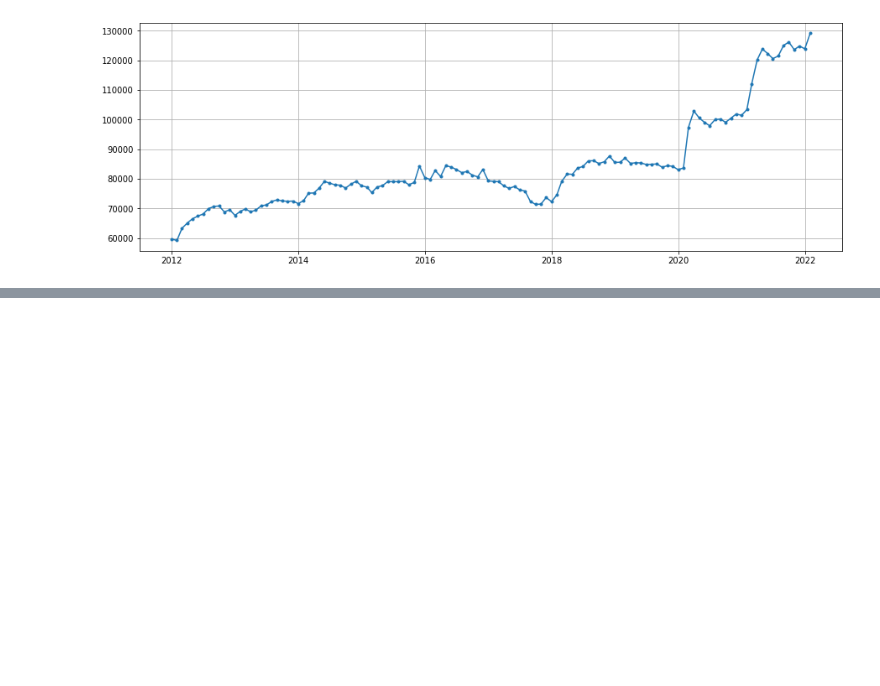
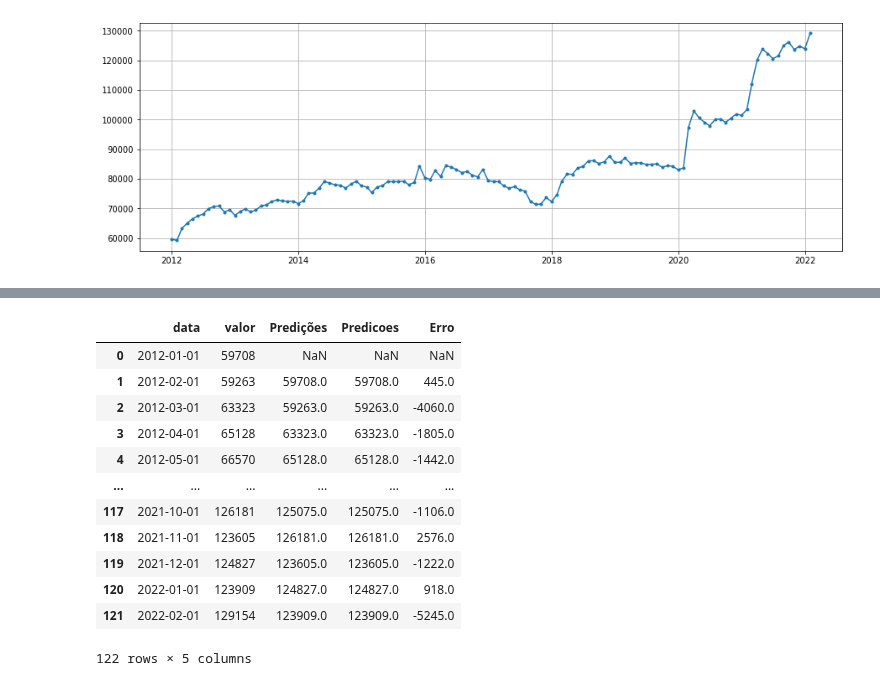
Before and after one commit to MBSant/Python, a Jupyter notebook: Modelo_Dummy.ipynb, the cells around one changed output, grey strips where cells are left out. Saved outputs shown, nothing was run; the diff lists cells and outputs as text; code cells hidden in the pictures; blank space fills up the shorter version.

```diff
--- a/Modelo_Dummy.ipynb
+++ b/Modelo_Dummy.ipynb
@@ -78,0 +287,4 @@ plt.show()
+# %%
+#Criando uma nova coluna chamada Predições e atribuindo a ela o valor com a função shift(1).
+df.loc[: , 'Predicoes'] = df.valor.shift(1)
+df
@@ -78,0 +305,19 @@ plt.show()
+# %%
+#Criando a coluna de erros
+df.loc[:, 'Erro'] =  df.Predicoes - df.valor
+# %%
+df
+# %% [output]
+|  | data | valor | Predições | Predicoes | Erro |
+| 0 | 2012-01-01 | 59708 | NaN | NaN | NaN |
+| 1 | 2012-02-01 | 59263 | 59708.0 | 59708.0 | 445.0 |
+| 2 | 2012-03-01 | 63323 | 59263.0 | 59263.0 | -4060.0 |
+| 3 | 2012-04-01 | 65128 | 63323.0 | 63323.0 | -1805.0 |
+| 4 | 2012-05-01 | 66570 | 65128.0 | 65128.0 | -1442.0 |
+| ... | ... | ... | ... | ... | ... |
+| 117 | 2021-10-01 | 126181 | 125075.0 | 125075.0 | -1106.0 |
+| 118 | 2021-11-01 | 123605 | 126181.0 | 126181.0 | 2576.0 |
+| 119 | 2021-12-01 | 124827 | 123605.0 | 123605.0 | -1222.0 |
+| 120 | 2022-01-01 | 123909 | 124827.0 | 124827.0 | 918.0 |
+| 121 | 2022-02-01 | 129154 | 123909.0 | 123909.0 | -5245.0 |
+122 rows × 5 columns
```
Also changed, not shown: parts of 22 cells of this notebook.
